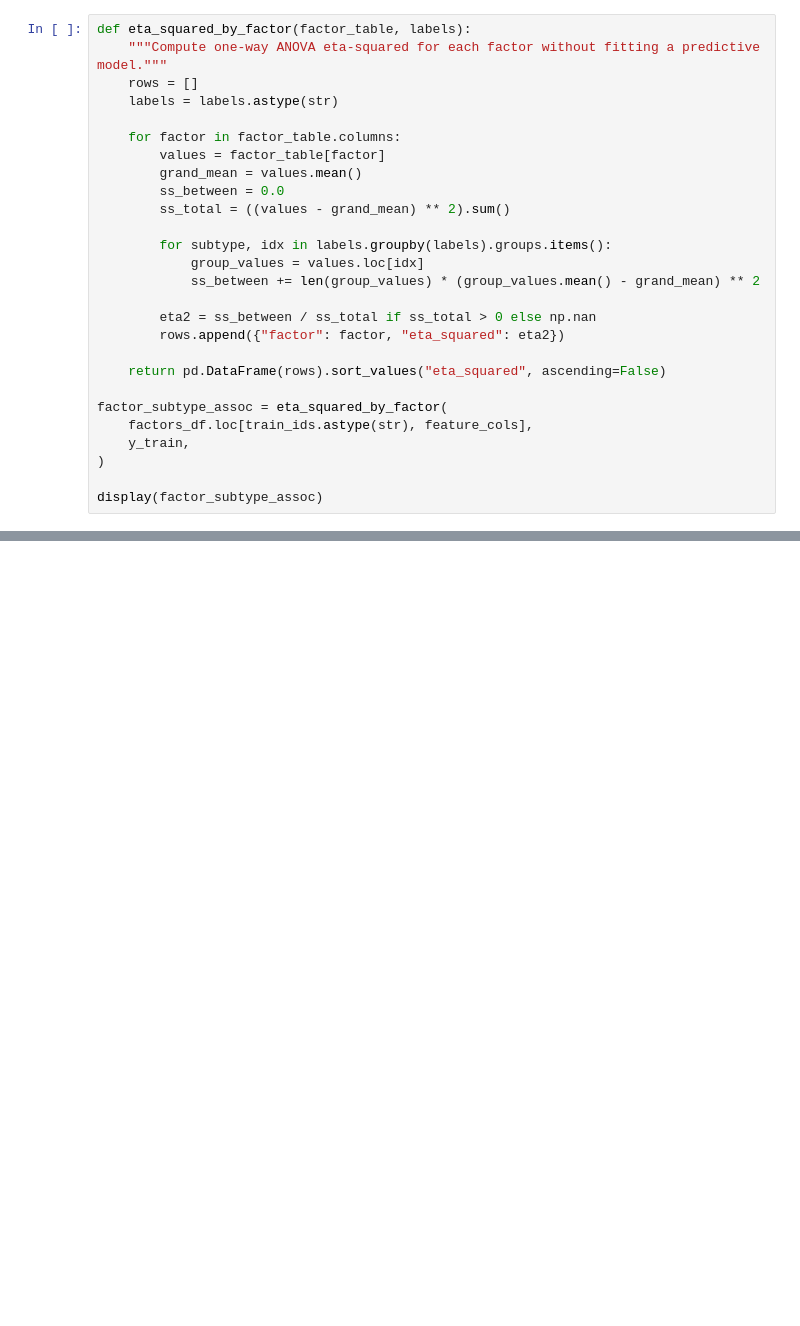
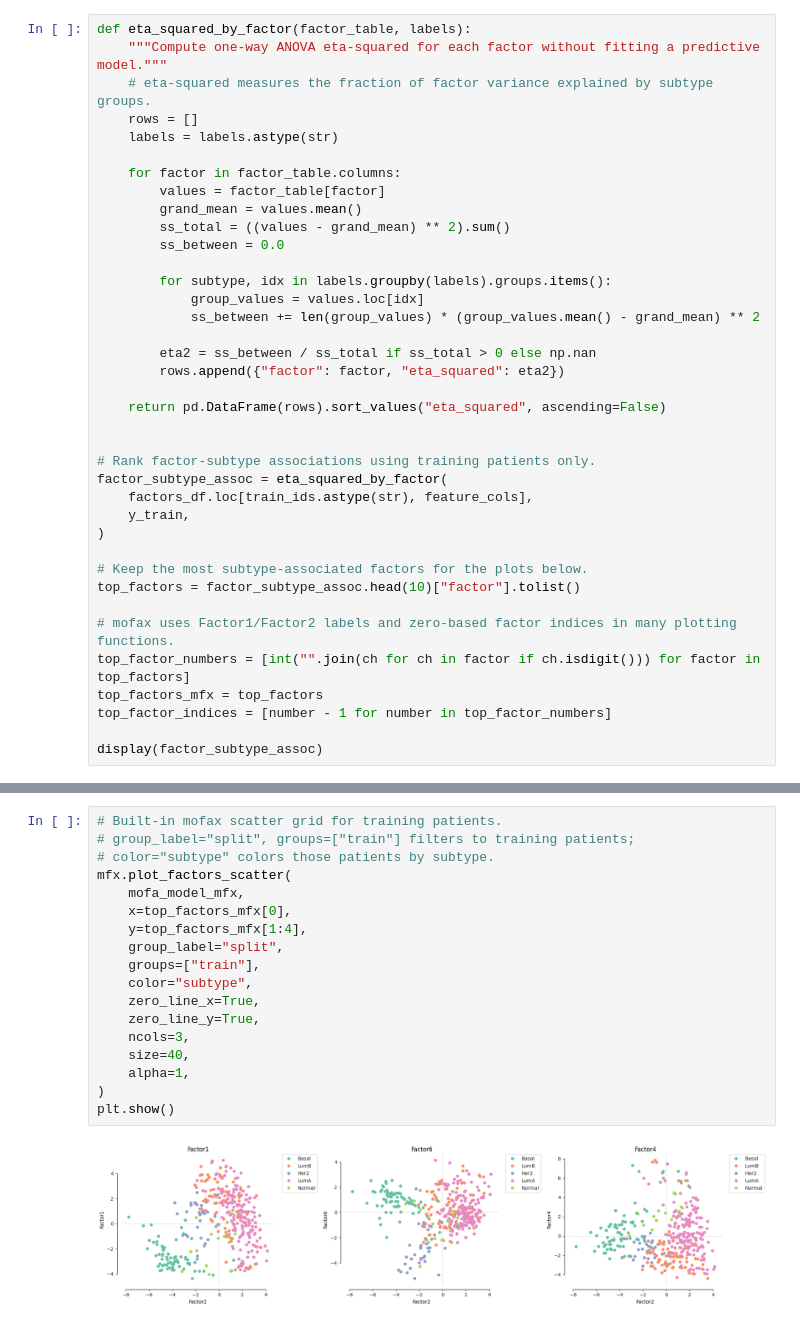
Before and after one commit to Barry8197/ECCB2026_TEST, a Jupyter notebook: sessions/session-2-multi-omics/part-2-correlation-based-methods.ipynb, the cells around one changed output, grey strips where cells are left out. Saved outputs shown, nothing was run; the diff lists cells and outputs as text; blank space fills up the shorter version.

```diff
--- a/sessions/session-2-multi-omics/part-2-correlation-based-methods.ipynb
+++ b/sessions/session-2-multi-omics/part-2-correlation-based-methods.ipynb
@@ -314,14 +1045,15 @@ MOFA is unsupervised, so factor labels are arbitrary. This small diagnostic rank
 # %%
 def eta_squared_by_factor(factor_table, labels):
     """Compute one-way ANOVA eta-squared for each factor without fitting a predictive model."""
+    # eta-squared measures the fraction of factor variance explained by subtype groups.
     rows = []
     labels = labels.astype(str)
 
     for factor in factor_table.columns:
         values = factor_table[factor]
         grand_mean = values.mean()
+        ss_total = ((values - grand_mean) ** 2).sum()
         ss_between = 0.0
-        ss_total = ((values - grand_mean) ** 2).sum()
 
         for subtype, idx in labels.groupby(labels).groups.items():
             group_values = values.loc[idx]
@@ -332,9 +1064,19 @@ def eta_squared_by_factor(factor_table, labels):
 
     return pd.DataFrame(rows).sort_values("eta_squared", ascending=False)
 
+
+# Rank factor-subtype associations using training patients only.
 factor_subtype_assoc = eta_squared_by_factor(
     factors_df.loc[train_ids.astype(str), feature_cols],
     y_train,
 )
 
+# Keep the most subtype-associated factors for the plots below.
+top_factors = factor_subtype_assoc.head(10)["factor"].tolist()
+
+# mofax uses Factor1/Factor2 labels and zero-based factor indices in many plotting functions.
+top_factor_numbers = [int("".join(ch for ch in factor if ch.isdigit())) for factor in top_factors]
+top_factors_mfx = top_factors
+top_factor_indices = [number - 1 for number in top_factor_numbers]
+
 display(factor_subtype_assoc)
@@ -340,0 +1113,20 @@ display(factor_subtype_assoc)
+# %%
+# Built-in mofax scatter grid for training patients.
+# group_label="split", groups=["train"] filters to training patients;
+# color="subtype" colors those patients by subtype.
+mfx.plot_factors_scatter(
+    mofa_model_mfx,
+    x=top_factors_mfx[0],
+    y=top_factors_mfx[1:4],
+    group_label="split",
+    groups=["train"],
+    color="subtype",
+    zero_line_x=True,
+    zero_line_y=True,
+    ncols=3,
+    size=40,
+    alpha=1,
+)
+plt.show()
+# %% [output]
+[figure, added]
```
Also changed, not shown: parts of 73 cells of this notebook, 1 other file.
